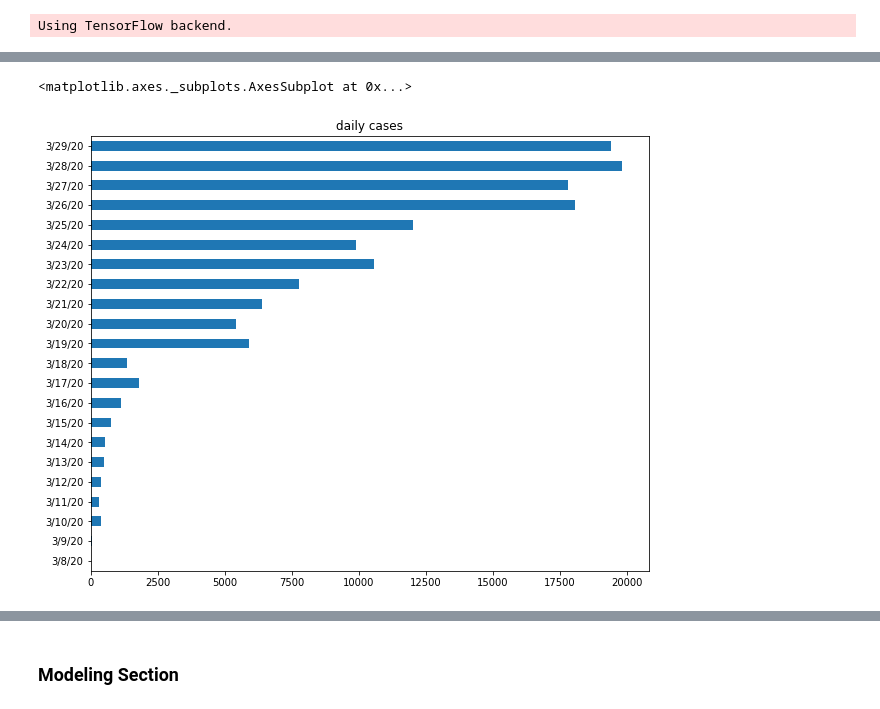
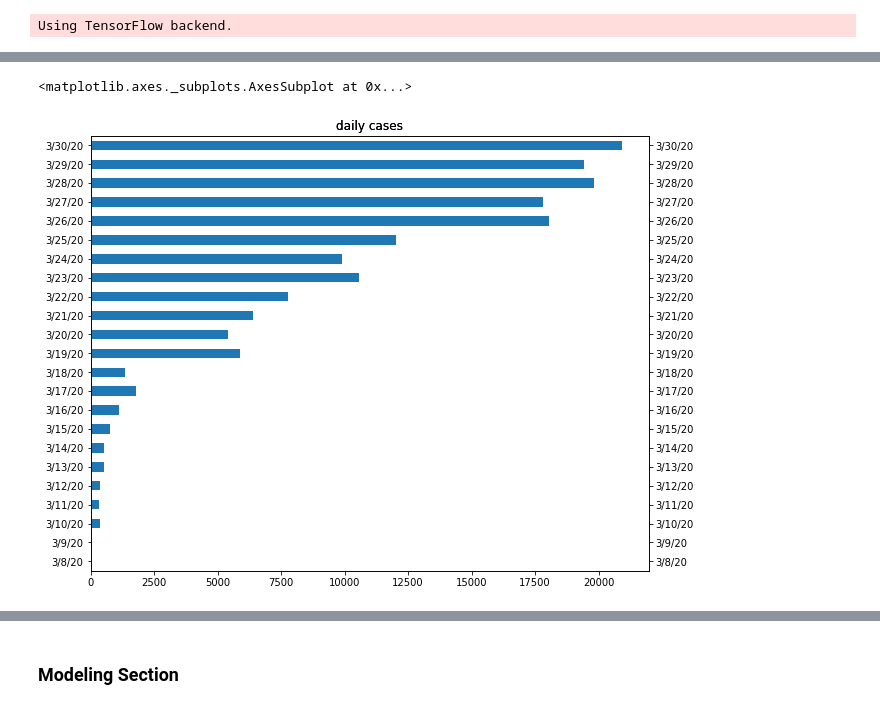
Before and after one commit to darkmajere/COVID-19, a Jupyter notebook: track_corona.ipynb, the cells around one changed output, grey strips where cells are left out. Cells and saved outputs as stored; diff of their text form; code cells hidden in the pictures.

```diff
--- a/track_corona.ipynb
+++ b/track_corona.ipynb
@@ -85,8 +85,11 @@ plt.legend(['china','usa','italy','spain'])
 # %%
-usa.iloc[:,50:].sum().diff().plot.barh(figsize=(10,8),title='daily cases')
+fig, ax1 = plt.subplots(figsize=(20,10))
+usa.iloc[:,50:].sum().diff().plot.barh(ax1,figsize=(10,8),title='daily cases')
+ax2 = ax1.twinx()
+usa_deth.iloc[:,50:].sum().diff().plot.barh(ax2,figsize=(10,8),title='daily cases')
 # %% [output]
 <matplotlib.axes._subplots.AxesSubplot at 0x...>
-[figure, old version]
+[figure, new version]
 # %%
 def vis_global(cordf,topx):
     cordf['total']=cordf.iloc[:,-1]
```
Also changed, not shown: parts of 16 cells of this notebook.
